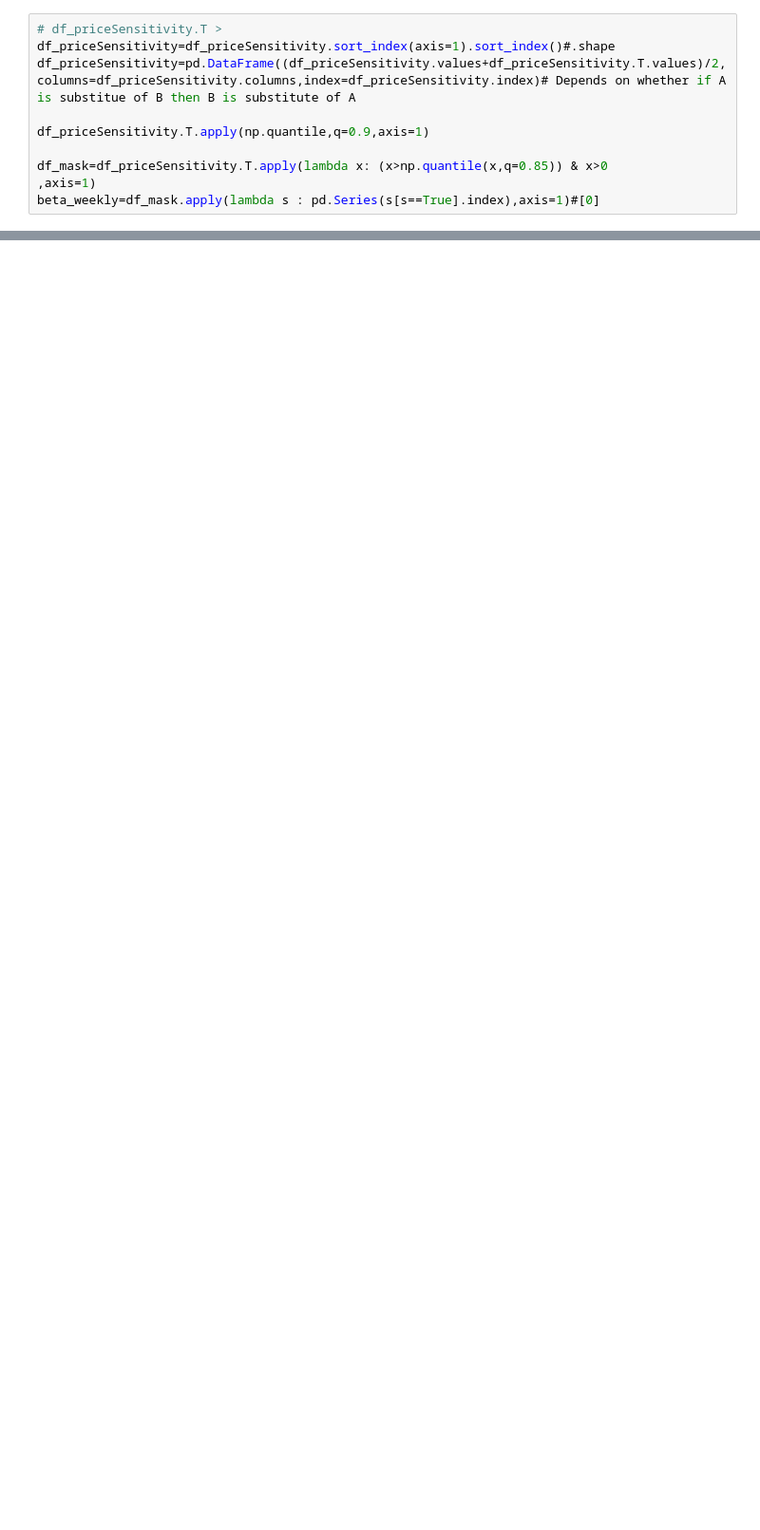
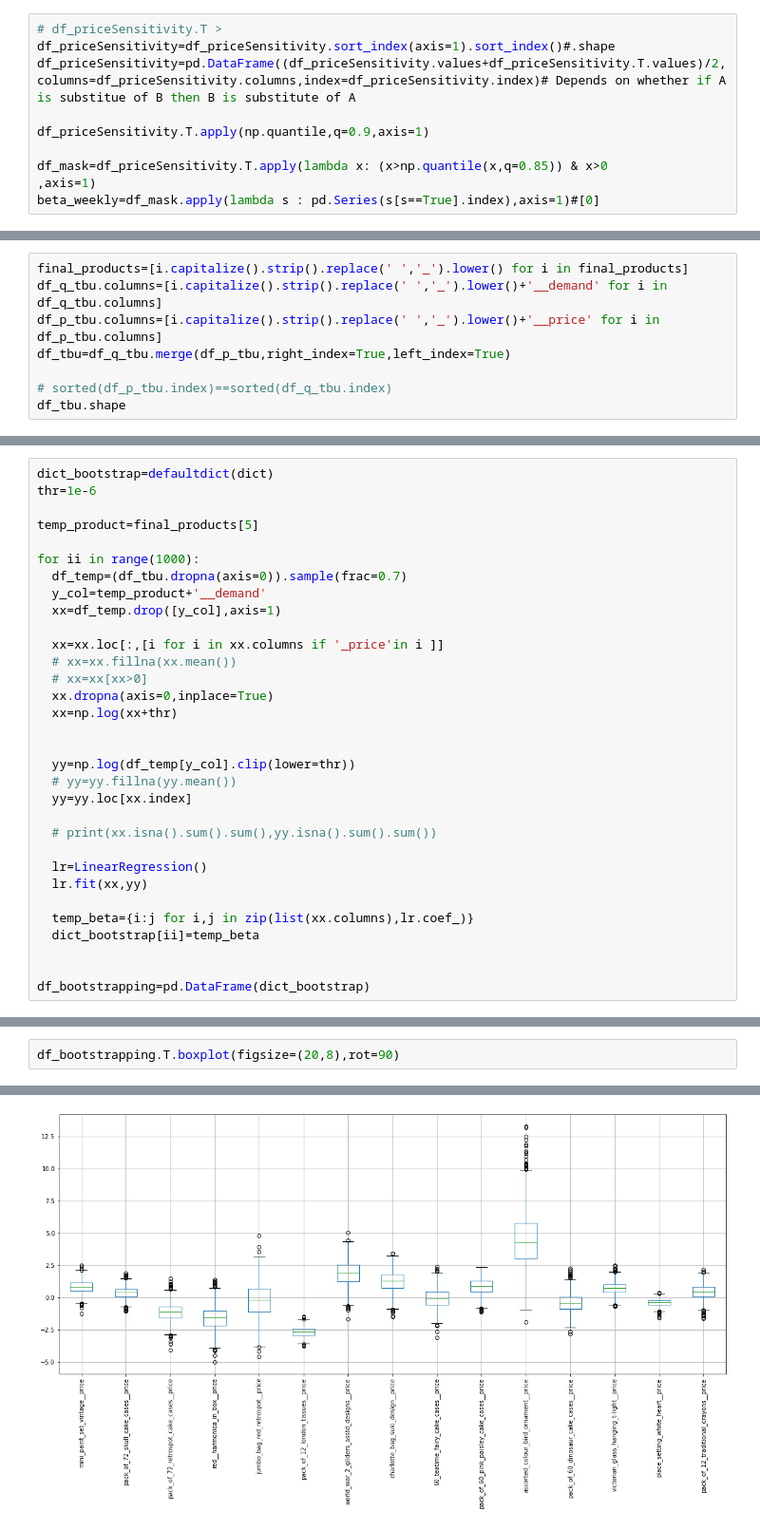
Before and after one commit to squareitall/Supply_Chain_Analytics, a Jupyter notebook: SubstitutionEffectVariationAnalysis.ipynb, the cells around one changed output, grey strips where cells are left out. Shown at 95% size. Cells and saved outputs as stored; diff of their text form; blank space fills up the shorter version.

```diff
--- a/SubstitutionEffectVariationAnalysis.ipynb
+++ b/SubstitutionEffectVariationAnalysis.ipynb
@@ -486,0 +573,8 @@ beta_weekly
+# %%
+final_products=[i.capitalize().strip().replace(' ','_').lower() for i in final_products]
+df_q_tbu.columns=[i.capitalize().strip().replace(' ','_').lower()+'__demand' for i in df_q_tbu.columns]
+df_p_tbu.columns=[i.capitalize().strip().replace(' ','_').lower()+'__price' for i in df_p_tbu.columns]
+df_tbu=df_q_tbu.merge(df_p_tbu,right_index=True,left_index=True)
+
+# sorted(df_p_tbu.index)==sorted(df_q_tbu.index)
+df_tbu.shape
@@ -486,0 +583,32 @@ beta_weekly
+# %%
+dict_bootstrap=defaultdict(dict)
+thr=1e-6
+
+temp_product=final_products[5]
+
+for ii in range(1000):
+  df_temp=(df_tbu.dropna(axis=0)).sample(frac=0.7)
+  y_col=temp_product+'__demand'
+  xx=df_temp.drop([y_col],axis=1)
+
+  xx=xx.loc[:,[i for i in xx.columns if '_price'in i ]]
+  # xx=xx.fillna(xx.mean())
+  # xx=xx[xx>0]
+  xx.dropna(axis=0,inplace=True)
+  xx=np.log(xx+thr)
+
+
+  yy=np.log(df_temp[y_col].clip(lower=thr))
+  # yy=yy.fillna(yy.mean())
+  yy=yy.loc[xx.index]
+
+  # print(xx.isna().sum().sum(),yy.isna().sum().sum())
+
+  lr=LinearRegression()
+  lr.fit(xx,yy)
+
+  temp_beta={i:j for i,j in zip(list(xx.columns),lr.coef_)}
+  dict_bootstrap[ii]=temp_beta
+
+
+df_bootstrapping=pd.DataFrame(dict_bootstrap)
@@ -486,0 +619,3 @@ beta_weekly
+# %%
+df_bootstrapping.T.boxplot(figsize=(20,8),rot=90)
+# %% [output]
@@ -486,0 +623 @@ beta_weekly
+[figure, added]
```
Also changed, not shown: parts of 19 cells of this notebook.
